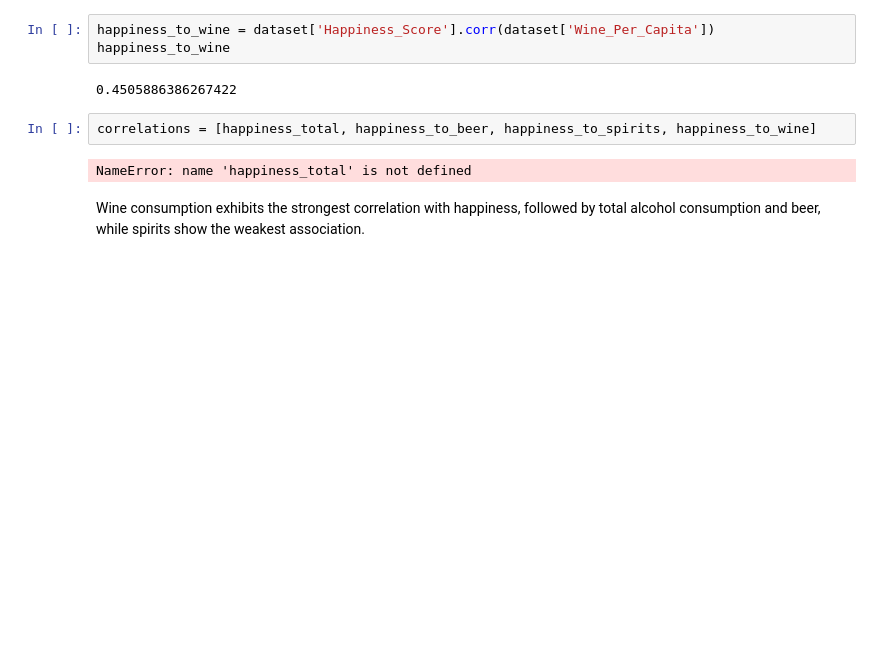
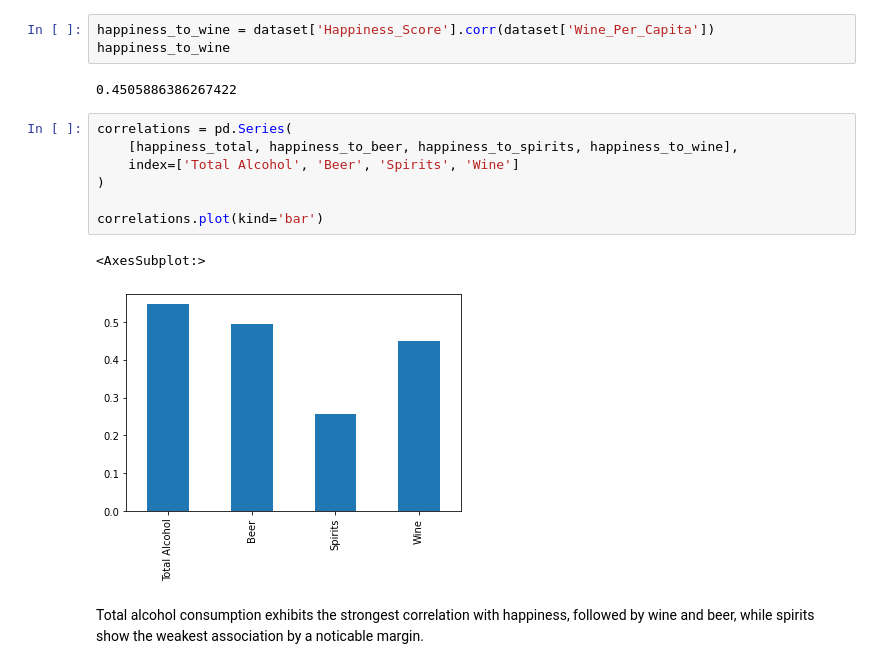
Before and after one commit to jaharbaugh/exploring-happiness-and-alcohol, a Jupyter notebook: alcohol-happiness.ipynb, the cells around one changed output. Cells and saved outputs as stored; diff of their text form; blank space fills up the shorter version.

Commit message:
compute correlation between happiness and alcohol consumption after considering GDP and HDI

```diff
--- a/alcohol-happiness.ipynb
+++ b/alcohol-happiness.ipynb
@@ -202,8 +202,14 @@ happiness_to_wine
 # %% [output]
 0.4505886386267422
 # %%
-correlations = [happiness_total, happiness_to_beer, happiness_to_spirits, happiness_to_wine]
+correlations = pd.Series(
+    [happiness_total, happiness_to_beer, happiness_to_spirits, happiness_to_wine],
+    index=['Total Alcohol', 'Beer', 'Spirits', 'Wine']
+)
+
+correlations.plot(kind='bar')
 # %% [output]
-NameError: name 'happiness_total' is not defined
+<AxesSubplot:>
+[figure, added]
 # %% [markdown]
-Wine consumption exhibits the strongest correlation with happiness, followed by total alcohol consumption and beer, while spirits show the weakest association.
+Total alcohol consumption exhibits the strongest correlation with happiness, followed by wine and beer, while spirits show the weakest association by a noticable margin.
```
Also changed, not shown: parts of 14 cells of this notebook.
